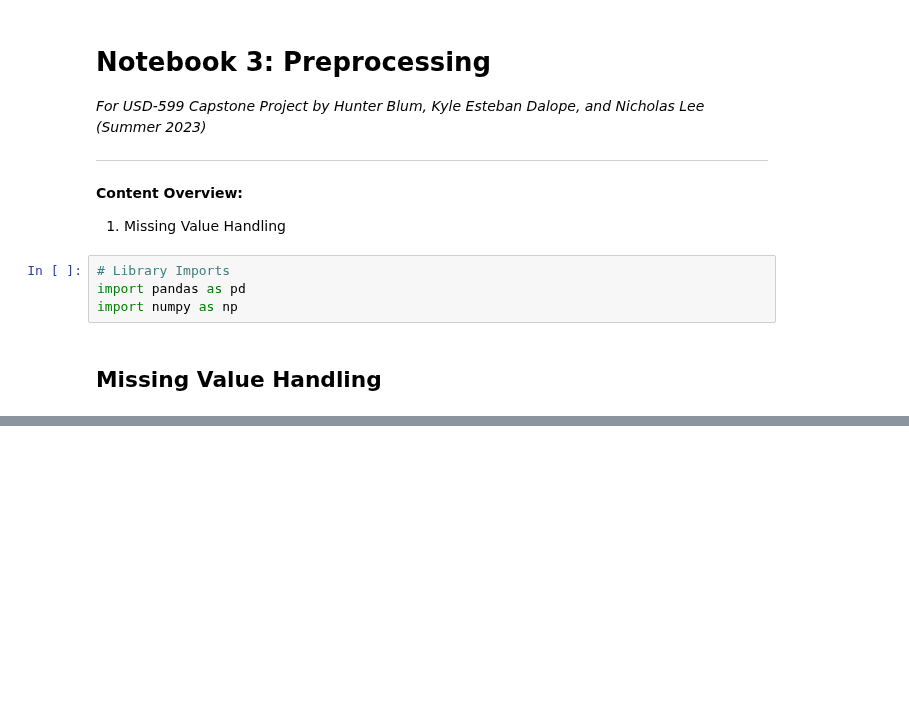
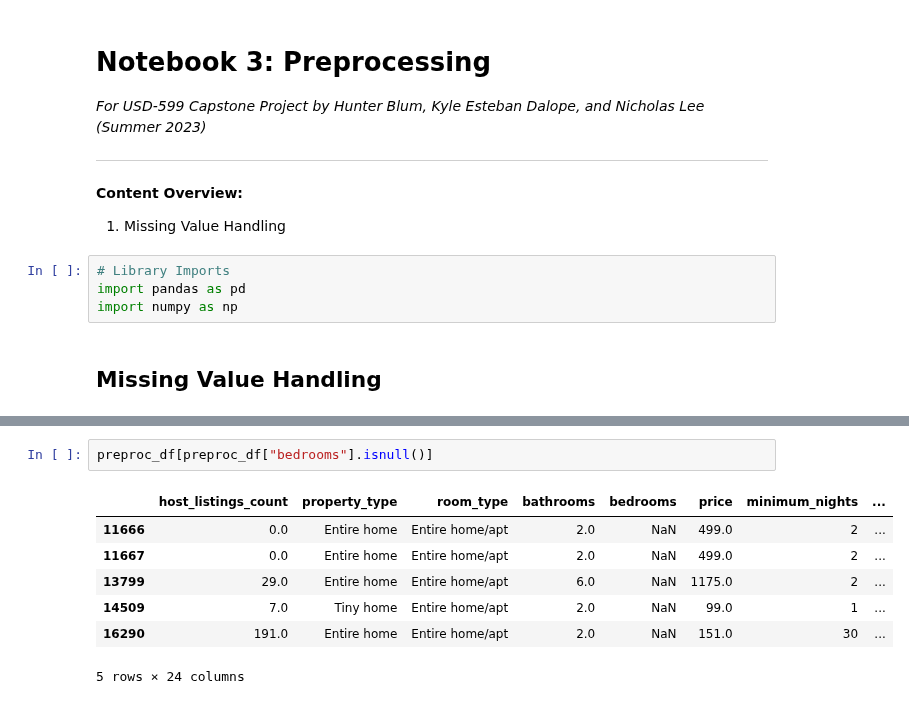
Before and after one commit to nlee98/ADS-599_Capstone_Project, a Jupyter notebook: Code Library/03_Preprocessing.ipynb, the cells around one changed output, grey strips where cells are left out. Saved outputs shown, nothing was run; the diff lists cells and outputs as text; blank space fills up the shorter version.

```diff
--- a/Code Library/03_Preprocessing.ipynb
+++ b/Code Library/03_Preprocessing.ipynb
@@ -85,0 +132,10 @@ dtype: int64
+# %%
+preproc_df[preproc_df["bedrooms"].isnull()]
+# %% [output]
+|  | host_listings_count | property_type | room_type | bathrooms | bedrooms | price | minimum_nights | ... |
+| 11666 | 0.0 | Entire home | Entire home/apt | 2.0 | NaN | 499.0 | 2 | ... |
+| 11667 | 0.0 | Entire home | Entire home/apt | 2.0 | NaN | 499.0 | 2 | ... |
+| 13799 | 29.0 | Entire home | Entire home/apt | 6.0 | NaN | 1175.0 | 2 | ... |
+| 14509 | 7.0 | Tiny home | Entire home/apt | 2.0 | NaN | 99.0 | 1 | ... |
+| 16290 | 191.0 | Entire home | Entire home/apt | 2.0 | NaN | 151.0 | 30 | ... |
+5 rows × 24 columns
```
Also changed, not shown: parts of 16 cells of this notebook.
